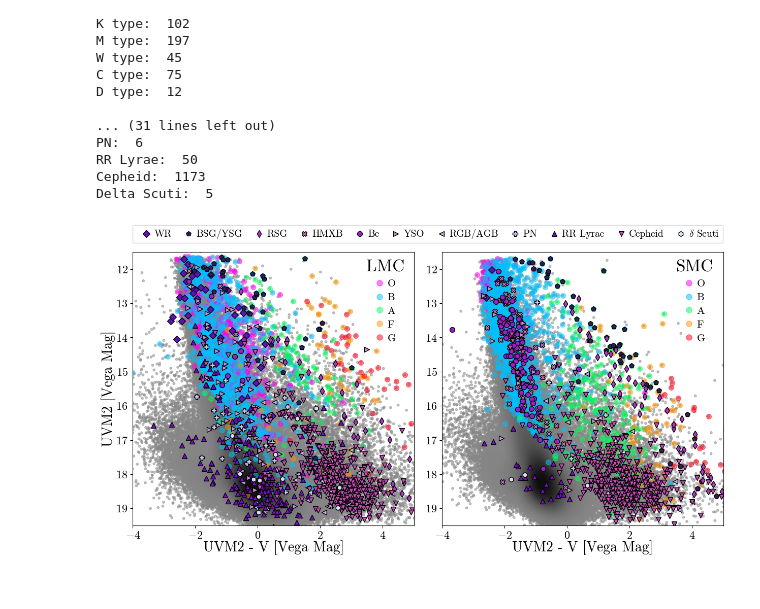
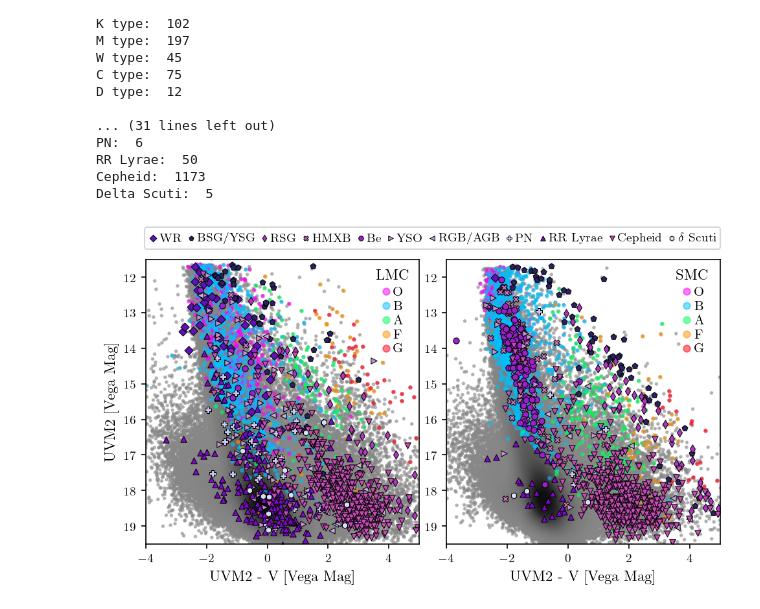
Before and after one commit to AstroLudwig/SUMS_UVPhotometricCatalog, a Jupyter notebook: 2_CompileCatalog/7_Fig7_Full_Catalog_CMD.ipynb, the cells around one changed output. Drawn from its saved outputs; the diff is of its cells as text; code cells hidden in the pictures.

Commit message:
Attempt to vectorize plot

```diff
--- a/2_CompileCatalog/7_Fig7_Full_Catalog_CMD.ipynb
+++ b/2_CompileCatalog/7_Fig7_Full_Catalog_CMD.ipynb
@@ -172,6 +172,7 @@ RR Lyrae:  50
 Cepheid:  1173
 Delta Scuti:  5
 # %%
+plt.style.use(dir+'bl.mplstyle')
 cm_o = [[0.37168725, 0.07244065, 0.72397518, 1.        ], # WR
        [0.16751926, 0.13433168, 0.36611899, 1.        ], # BSG/YSG
        [0.70171345, 0.21005419, 0.76310873, 1.        ], # RSG
@@ -190,12 +191,15 @@ cmap = [[9.878673536761772844e-01, 0.000000000000000000e+00, 9.61765292647645431
 [1.000000000000000000e+00, 5.790446966917554006e-01, 0.000000000000000000e+00, 1.000000000000000000e+00],
 [1.000000000000000000e+00, 0.000000000000000000e+00, 9.375000000000000000e-02, 1.000000000000000000e+00]]
 
-rcParams['font.size'] = 16
-rcParams['axes.labelsize'] = 20
-rcParams['xtick.labelsize'] = 16
-rcParams['ytick.labelsize'] = 16
+# rcParams['font.size'] = 16
+# rcParams['axes.labelsize'] = 20
+# rcParams['xtick.labelsize'] = 16
+# rcParams['ytick.labelsize'] = 16
 
-f, axes = plt.subplots(1,2,figsize=(15,7))
+fig_w = 7.12663097223 +0.5
+fig_h = 3.8
+
+f, axes = plt.subplots(1,2,figsize=(fig_w,fig_h),dpi=150)
 
 # Set axes limits and labels
 for ax in axes:
@@ -213,7 +217,7 @@ if plot_kde:
         x = cat.uvm2 - cat.V
         y = cat.uvm2
         x,y,z=density_scatter(x,y,ax=ax,sort=True,bins = [30,30])
-        ax.scatter(x,y,c=z,s=10,zorder=0,edgecolor=None,cmap=grey_cmap,alpha=0.5)
+        ax.scatter(x,y,c=z,zorder=0,edgecolor=None,cmap=grey_cmap,alpha=0.5,s=3)
 
 # Plot SIMBAD by Object Type
 ax = axes[0]
@@ -242,7 +246,7 @@ for ax,cat in zip(axes,[lmc['simbad'],smc['simbad']]):
             label = ""
         uv = otype['uvm2']
         optical = otype['V']
-        ax.scatter(uv-optical,uv,s=50,edgecolor='black',facecolor=color,label=otype_label,zorder=2,marker=marker)
+        ax.scatter(uv-optical,uv,edgecolor='black',facecolor=color,label=otype_label,zorder=2,marker=marker,s=20,linewidth=0.5)
 
     # By spec type
     for spec, color in zip(spec_types,cmap):
@@ -253,45 +257,45 @@ for ax,cat in zip(axes,[lmc['simbad'],smc['simbad']]):
         s = cat[cat.simbad_group_sptype == spec]
         uv = s['uvm2']
         optical = s['V']
-        ax.scatter(uv-optical,uv,s=50,facecolor=color,label=label,zorder=1,alpha=0.5)
+        ax.scatter(uv-optical,uv,facecolor=color,label=label,zorder=1,alpha=0.5,s=5)
     c += 1
 
 
 # Add lmc smc labels
 lx = 0.05
 ly = 0.05
 lx = 0.83
 ly = 0.93
 color = "gainsboro"
 ecolor = [0.16751926, 0.13433168, 0.36611899, 1.        ]
-axes[0].text(lx,ly,'LMC',transform=axes[0].transAxes,fontsize=24)
-axes[1].text(lx,ly,'SMC',transform=axes[1].transAxes,fontsize=24)
+axes[0].text(lx+0.011,ly,'LMC',transform=axes[0].transAxes,fontweight='heavy',fontsize=11)
+axes[1].text(lx+0.011,ly,'SMC',transform=axes[1].transAxes,fontweight='heavy',fontsize=11)
 n=11
 
 # Top legend
 handles, labels = axes[0].get_legend_handles_labels()
-axes[0].legend(handles[:n],labels[:n],bbox_to_anchor=(-0.019, 1.015, 2.135, 0.), mode="expand", scatterpoints=1,ncol=len(handles[:n]),fontsize=14,labelspacing=0.1,handletextpad=-0.2)
+axes[0].legend(handles[:n],labels[:n],bbox_to_anchor=(-0.026, 1.015, 2.15, 0.), mode="expand", scatterpoints=1,ncol=len(handles[:n]),handletextpad=0.2,handlelength=0.6,columnspacing=0.7,fontsize=9,markerscale=0.8)
 
 # Bottom legend
 x_top = 3.9
 y_top = 12.4
 w_x = -0.4
 # - O
 [ax.scatter(x_top,y_top,color=cmap[0],alpha=0.5) for ax in axes]
-[ax.text(x_top+0.25,y_top+0.11,'O',fontsize=15) for ax in axes]
+[ax.text(x_top+0.25,y_top+0.11,'O') for ax in axes]
 # - B
 [ax.scatter(x_top,y_top-w_x,color=cmap[1],alpha=0.5) for ax in axes]
-[ax.text(x_top+0.25,y_top+0.11-w_x,'B',fontsize=15) for ax in axes]
+[ax.text(x_top+0.25,y_top+0.11-w_x,'B') for ax in axes]
 # - A
 [ax.scatter(x_top,y_top-2*w_x,color=cmap[2],alpha=0.5) for ax in axes]
-[ax.text(x_top+0.25,y_top+0.11-2*w_x,'A',fontsize=15) for ax in axes]
+[ax.text(x_top+0.25,y_top+0.11-2*w_x,'A') for ax in axes]
 # - F
 [ax.scatter(x_top,y_top-3*w_x,color=cmap[3],alpha=0.5) for ax in axes]
-[ax.text(x_top+0.25,y_top+0.11-3*w_x,'F',fontsize=15) for ax in axes]
+[ax.text(x_top+0.25,y_top+0.11-3*w_x,'F') for ax in axes]
 # - G
 [ax.scatter(x_top,y_top-4*w_x,color=cmap[4],alpha=0.5) for ax in axes]
-[ax.text(x_top+0.25,y_top+0.11-4*w_x,'G',fontsize=15) for ax in axes]
+[ax.text(x_top+0.25,y_top+0.11-4*w_x,'G') for ax in axes]
 
-plt.savefig('sums_photometry.png',bbox_inches='tight',dpi=300)
+plt.savefig('sums_photometry.pdf',bbox_inches='tight',dpi=1000)
 # %% [output]
-[figure, old version]
+[figure, new version]
```
Also changed, not shown: parts of 1 cell of this notebook.
